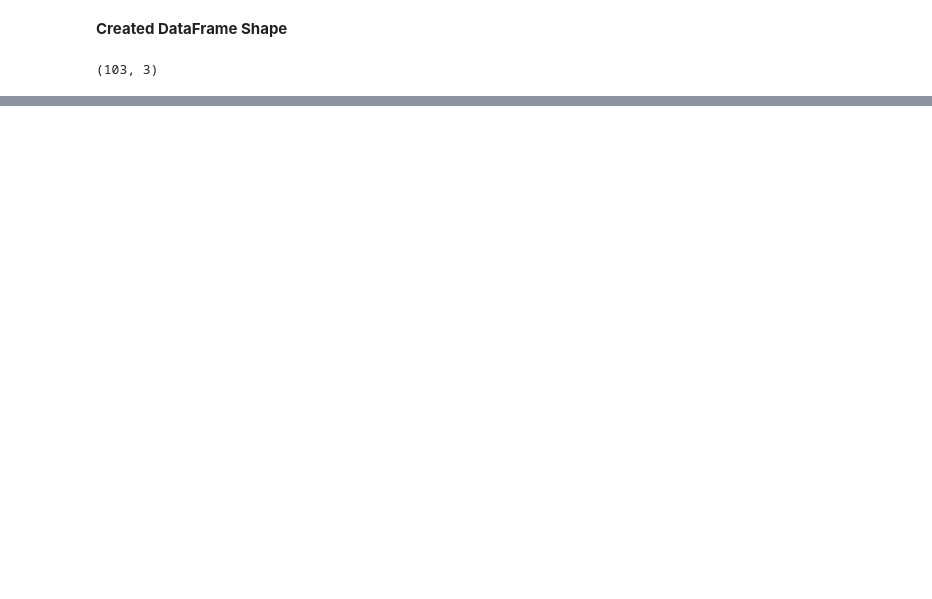
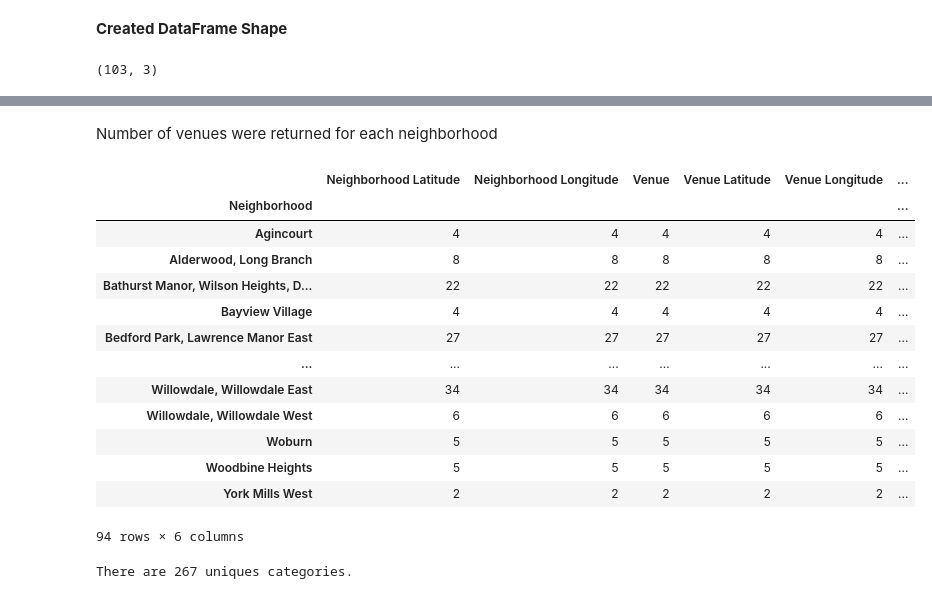
Before and after one commit to sanjeevgeorge/Coursera_Capstone, a Jupyter notebook: scripts/Clustering_Toronto.ipynb, the cells around one changed output, grey strips where cells are left out. Cells and saved outputs as stored; diff of their text form; code cells hidden in the pictures; blank space fills up the shorter version.

Commit message:
added venues to toronto

```diff
--- a/scripts/Clustering_Toronto.ipynb
+++ b/scripts/Clustering_Toronto.ipynb
@@ -108,0 +121,8 @@ Toronto.head()
+# %%
+address = 'Toronto, Ontario, Canada'
+
+geolocator = Nominatim(user_agent="ny_explorer")
+location = geolocator.geocode(address)
+latitude = location.latitude
+longitude = location.longitude
+print('The geograpical coordinate of Toronto, Ontario are {}, {}.'.format(latitude, longitude))
@@ -108,0 +131,20 @@ Toronto.head()
+# %%
+# create map of using latitude and longitude values
+import folium
+map_toronto = folium.Map(location=[latitude, longitude], zoom_start=10)
+
+# add markers to map
+for lat, lng, borough, neighborhood in zip(Toronto['Latitude'], Toronto['Longitude'], Toronto['Borough'], Toronto['Neighborhood']):
+    label = '{}, {}'.format(neighborhood, borough)
+    label = folium.Popup(label, parse_html=True)
+    folium.CircleMarker(
+        [lat, lng],
+        radius=5,
+        popup=label,
+        color='blue',
+        fill=True,
+        fill_color='#3186cc',
+        fill_opacity=0.7,
+        parse_html=False).add_to(map_toronto)
+
+map_toronto
@@ -108,0 +155,8 @@ Toronto.head()
+# %%
+CLIENT_ID = 'TJQFNQLD13APOGBQ0IZUQEHVLUX4UQVIGYWRO4CYRVHOWBV4' # your Foursquare ID
+CLIENT_SECRET = 'PECTIYU42AT2IKKGL4DG2KZGCKW5LC1VPTLVGMNAFUVJQCYT' # your Foursquare Secret
+VERSION = '20180605' # Foursquare API version
+
+print('Your credentails:')
+print('CLIENT_ID: ' + CLIENT_ID)
+print('CLIENT_SECRET:' + CLIENT_SECRET)
@@ -108,0 +213,5 @@ Toronto.head()
+# %%
+toronto_venues = getNearbyVenues(names=Toronto['Neighborhood'],
+                                   latitudes=Toronto['Latitude'],
+                                   longitudes=Toronto['Longitude']
+                                  )
@@ -108,0 +236,23 @@ Toronto.head()
+# %% [markdown]
+Number of venues were returned for each neighborhood
+# %%
+toronto_venues.groupby('Neighborhood').count()
+# %% [output]
+|  | Neighborhood Latitude | Neighborhood Longitude | Venue | Venue Latitude | Venue Longitude | ... |
+| Neighborhood |  |  |  |  |  | ... |
+| Agincourt | 4 | 4 | 4 | 4 | 4 | ... |
+| Alderwood, Long Branch | 8 | 8 | 8 | 8 | 8 | ... |
+| Bathurst Manor, Wilson Heights, D... | 22 | 22 | 22 | 22 | 22 | ... |
+| Bayview Village | 4 | 4 | 4 | 4 | 4 | ... |
+| Bedford Park, Lawrence Manor East | 27 | 27 | 27 | 27 | 27 | ... |
+| ... | ... | ... | ... | ... | ... | ... |
+| Willowdale, Willowdale East | 34 | 34 | 34 | 34 | 34 | ... |
+| Willowdale, Willowdale West | 6 | 6 | 6 | 6 | 6 | ... |
+| Woburn | 5 | 5 | 5 | 5 | 5 | ... |
+| Woodbine Heights | 5 | 5 | 5 | 5 | 5 | ... |
+| York Mills West | 2 | 2 | 2 | 2 | 2 | ... |
+94 rows × 6 columns
+# %%
+print('There are {} uniques categories.'.format(len(toronto_venues['Venue Category'].unique())))
+# %% [output]
+There are 267 uniques categories.
```
Also changed, not shown: parts of 16 cells of this notebook, 1 other file.
